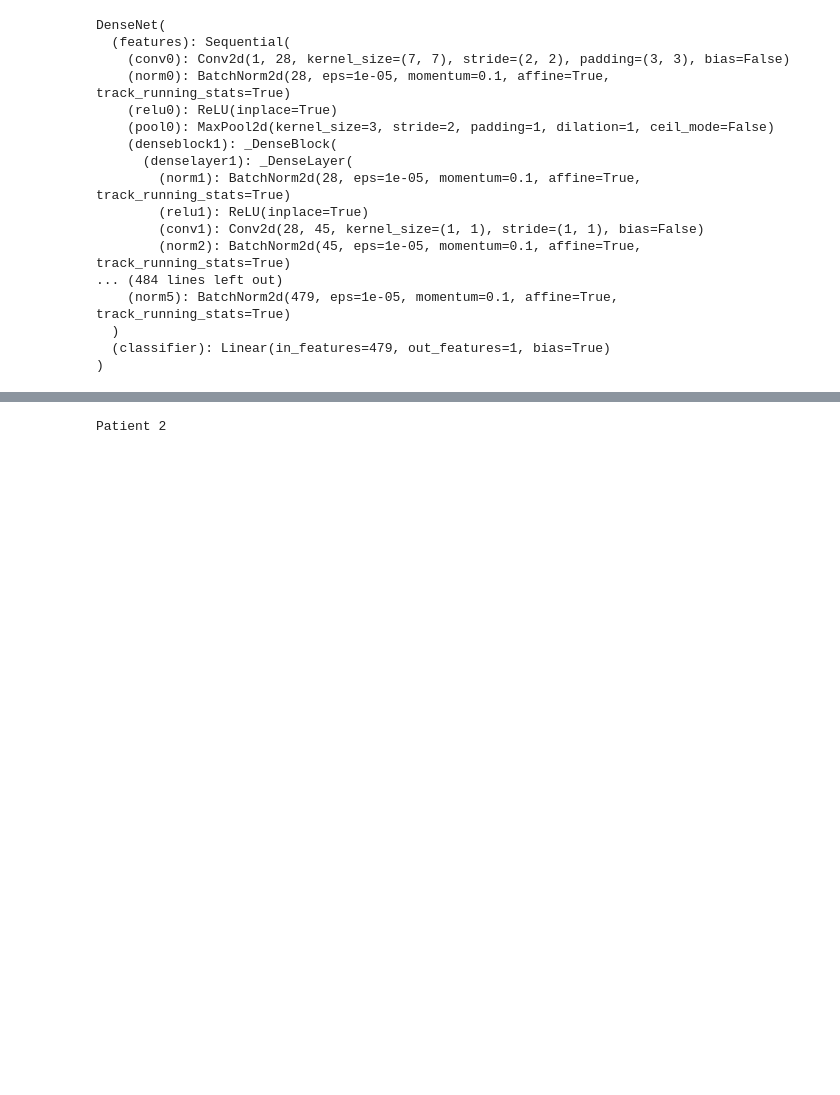
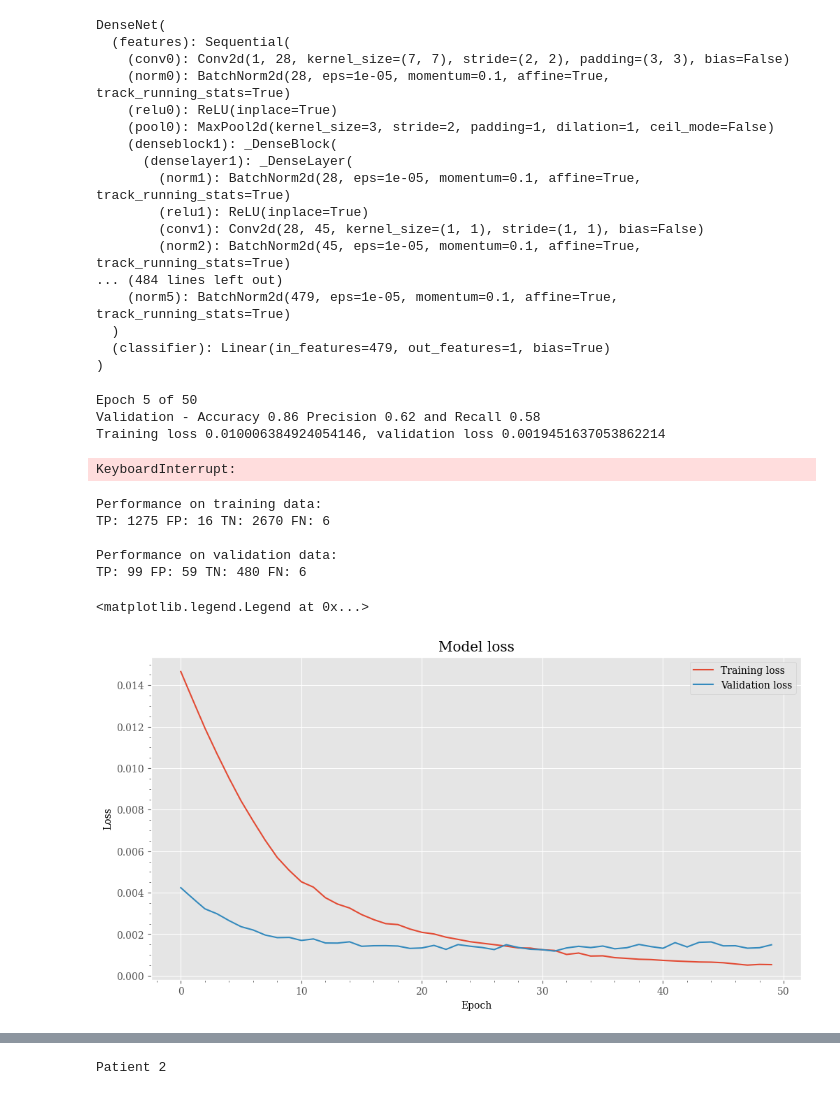
Before and after one commit to Skuvrik/Masterthesis, a Jupyter notebook: find_MCA.ipynb, the cells around one changed output, grey strips where cells are left out. Cells and saved outputs as stored; diff of their text form; code cells hidden in the pictures; blank space fills up the shorter version.

```diff
--- a/find_MCA.ipynb
+++ b/find_MCA.ipynb
@@ -73,3 +132,10 @@ test_loader = DataLoader(test_dataset, batch_size=BATCH_SIZE, shuffle=True)
+# %%
+train_loader = DataLoader(train_dataset,
+                          shuffle=False, batch_sampler=train_sampler)
+val_loader = DataLoader(val_dataset,
+                        shuffle=False, batch_sampler=val_sampler)
+test_loader = DataLoader(test_dataset,
+                         shuffle=False, batch_sampler=test_sampler)
 # %%
 from models.dense_net_torch import DenseNet
 torch.manual_seed(SEED)
@@ -82,10 +148,10 @@ optimizer = torch.optim.Adam(model.parameters(), lr=8e-5)
 # %% [output]
 Total number of trainable parameters 1203409
 # %%
-torch.cuda.empty_cache()
-model.load_state_dict(torch.load('Model_crop_128_50.pt'))
-model = model.to(device)
-model.eval()
+# torch.cuda.empty_cache()
+# model.load_state_dict(torch.load('Model_crop_128_50.pt'))
+# model = model.to(device)
+# model.eval()
 # %% [output]
 DenseNet(
   (features): Sequential(
@@ -105,7 +171,13 @@ DenseNet(
   (classifier): Linear(in_features=479, out_features=1, bias=True)
 )
 # %%
-# losses = train_and_eval(model, train_loader, val_loader, optimizer, criterion, EPOCHS, device, apr=True)
+losses = train_and_eval(model, train_loader, val_loader,
+                        optimizer, criterion, EPOCHS, device, apr=True)
+# %% [output]
+Epoch 5 of 50
+Validation - Accuracy 0.86 Precision 0.62 and Recall 0.58
+Training loss 0.010006384924054146, validation loss 0.0019451637053862214
+KeyboardInterrupt:
 # %%
 # Saving the model:
 # torch.save(model.state_dict(), f"Model_crop_128_{EPOCHS}.pt")
@@ -116,8 +190,16 @@ DenseNet(
 # %%
-# print("Performance on training data:")
-# print(f"TP: {len(train_sorted[0])} FP: {len(train_sorted[1])} TN: {len(train_sorted[2])} FN: {len(train_sorted[3])}\n")
-# print("Performance on validation data:")
-# print(f"TP: {len(val_sorted[0])} FP: {len(val_sorted[1])} TN: {len(val_sorted[2])} FN: {len(val_sorted[3])}\n")
+print("Performance on training data:")
+print(
+    f"TP: {len(train_sorted[0])} FP: {len(train_sorted[1])} TN: {len(train_sorted[2])} FN: {len(train_sorted[3])}\n")
+print("Performance on validation data:")
+print(
+    f"TP: {len(val_sorted[0])} FP: {len(val_sorted[1])} TN: {len(val_sorted[2])} FN: {len(val_sorted[3])}\n")
+# %% [output]
+Performance on training data:
+TP: 1275 FP: 16 TN: 2670 FN: 6
+
+Performance on validation data:
+TP: 99 FP: 59 TN: 480 FN: 6
 # %%
 import matplotlib.pyplot as plt
 # Fonts similar to latex document
@@ -125,17 +207,20 @@ plt.rcParams["font.family"] = "serif"
 plt.rcParams["mathtext.fontset"] = "dejavuserif"
 plt.style.use('ggplot')
 # %%
-# import matplotlib.pyplot as plt
-# # Fonts similar to latex document
-# plt.rcParams["font.family"] = "serif"
-# plt.rcParams["mathtext.fontset"] = "dejavuserif"
-# plt.style.use('ggplot')
-# fig = plt.figure(figsize=(12, 6))
-# plt.plot(losses[0][:,0], label='Training loss')
-# plt.plot(losses[0][:,1], label='Validation loss')
-# plt.xlabel('Epoch')
-# plt.minorticks_on()
-# plt.ylabel('Loss')
-# plt.title('Model loss')
-# plt.legend(loc='upper right')
+import matplotlib.pyplot as plt
+# Fonts similar to latex document
+plt.rcParams["font.family"] = "serif"
+plt.rcParams["mathtext.fontset"] = "dejavuserif"
+plt.style.use('ggplot')
+fig = plt.figure(figsize=(12, 6))
+plt.plot(losses[0][:, 0], label='Training loss')
+plt.plot(losses[0][:, 1], label='Validation loss')
+plt.xlabel('Epoch')
+plt.minorticks_on()
+plt.ylabel('Loss')
+plt.title('Model loss')
+plt.legend(loc='upper right')
+# %% [output]
+<matplotlib.legend.Legend at 0x...>
+[figure, added]
 # %%
```
Also changed, not shown: parts of 20 cells of this notebook, 44 other files.
